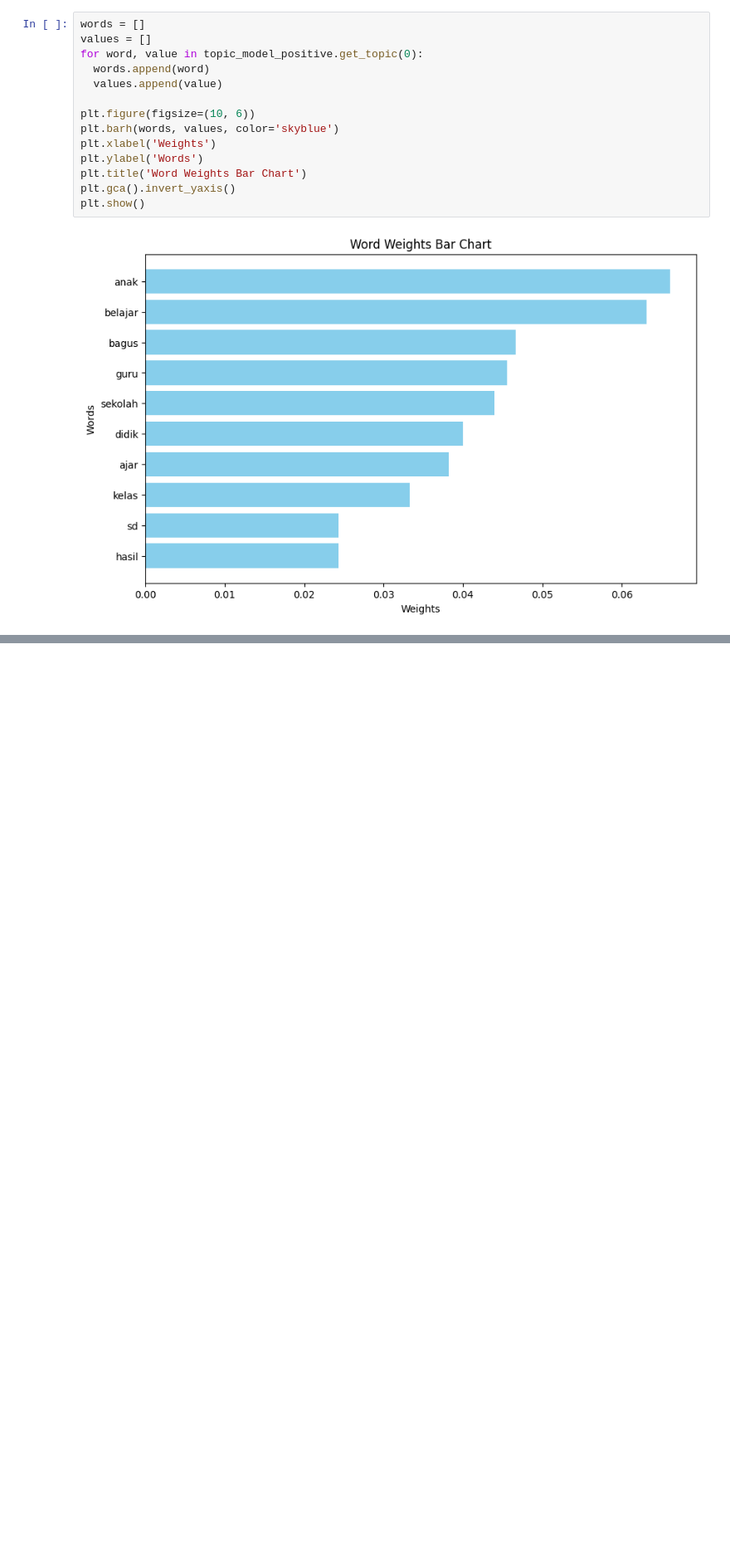
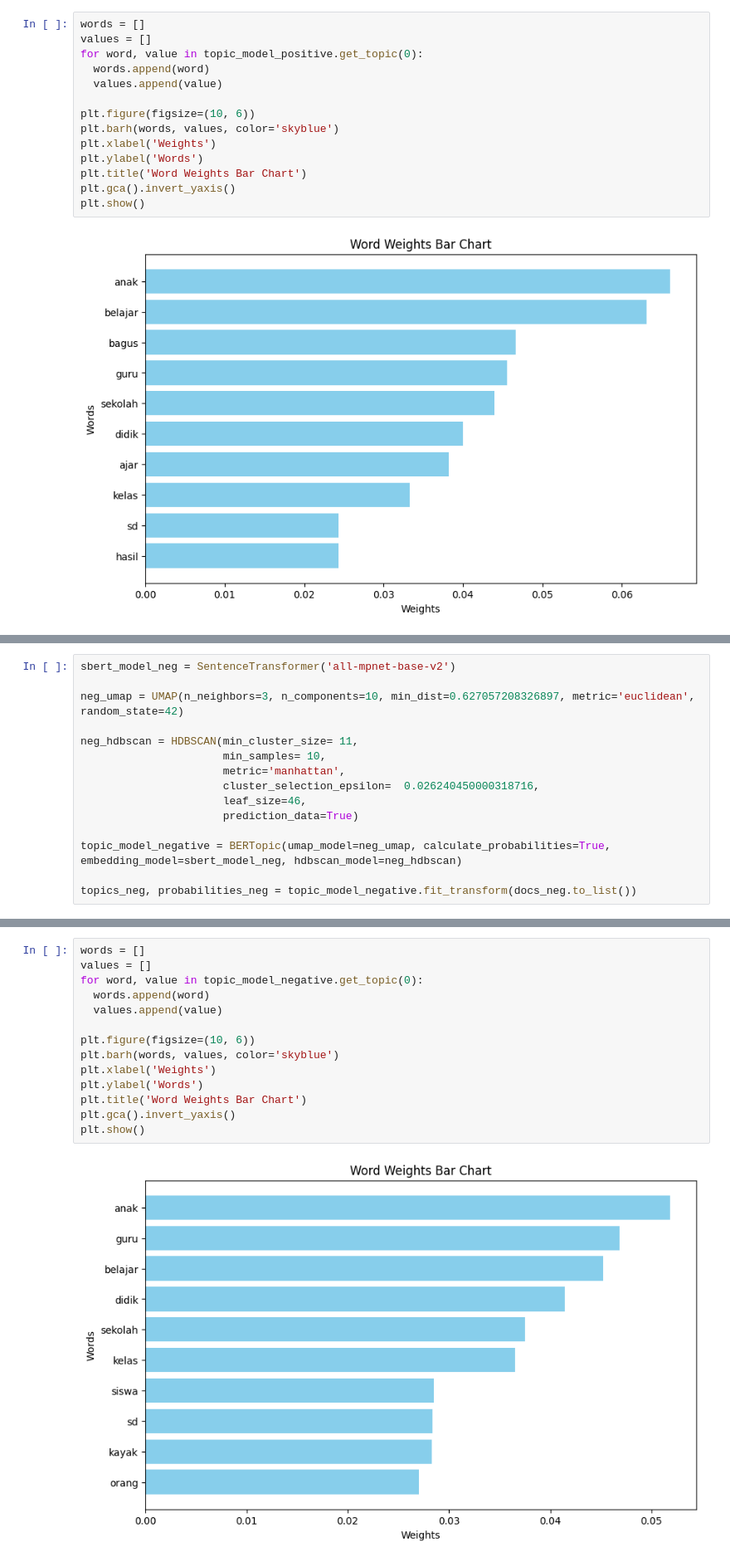
Before and after one commit to rioooranteai/Project-CurriculumEcho, a Jupyter notebook: KELOMPOK 11/code_v2.ipynb, the cells around one changed output, grey strips where cells are left out. Shown at 83% size. Drawn from its saved outputs; the diff is of its cells as text; blank space fills up the shorter version.

Commit message:
fix: add code for negative and neutral text section

```diff
--- a/KELOMPOK 11/code_v2.ipynb
+++ b/KELOMPOK 11/code_v2.ipynb
@@ -672,0 +675,15 @@ topic_model_positive.visualize_hierarchy(top_n_topics=10)
+# %%
+sbert_model_neg = SentenceTransformer('all-mpnet-base-v2')
+
+neg_umap = UMAP(n_neighbors=3, n_components=10, min_dist=0.627057208326897, metric='euclidean', random_state=42)
+
+neg_hdbscan = HDBSCAN(min_cluster_size= 11,
+                      min_samples= 10,
+                      metric='manhattan',
+                      cluster_selection_epsilon=  0.026240450000318716,
+                      leaf_size=46,
+                      prediction_data=True)
+
+topic_model_negative = BERTopic(umap_model=neg_umap, calculate_probabilities=True, embedding_model=sbert_model_neg, hdbscan_model=neg_hdbscan)
+
+topics_neg, probabilities_neg = topic_model_negative.fit_transform(docs_neg.to_list())
@@ -672,0 +694,16 @@ topic_model_positive.visualize_hierarchy(top_n_topics=10)
+# %%
+words = []
+values = []
+for word, value in topic_model_negative.get_topic(0):
+  words.append(word)
+  values.append(value)
+
+plt.figure(figsize=(10, 6))
+plt.barh(words, values, color='skyblue')
+plt.xlabel('Weights')
+plt.ylabel('Words')
+plt.title('Word Weights Bar Chart')
+plt.gca().invert_yaxis()
+plt.show()
+# %% [output]
+[figure, added]
```
Also changed, not shown: parts of 10 cells of this notebook.
